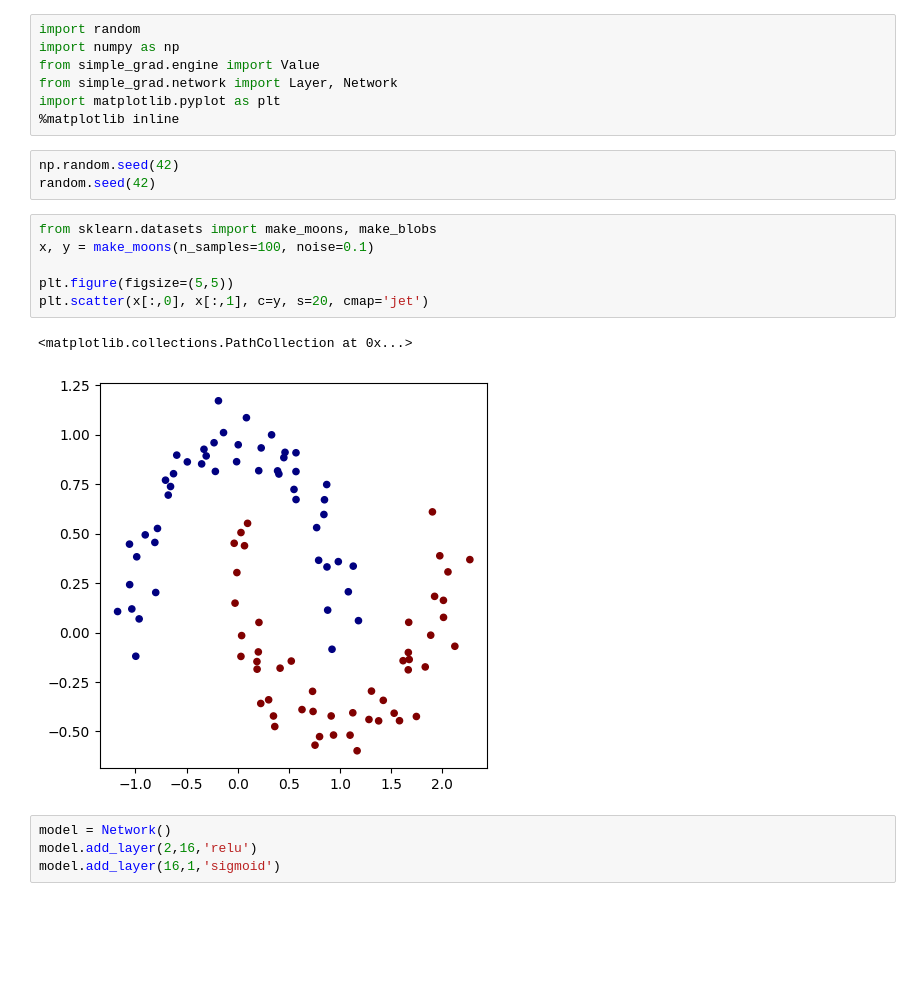
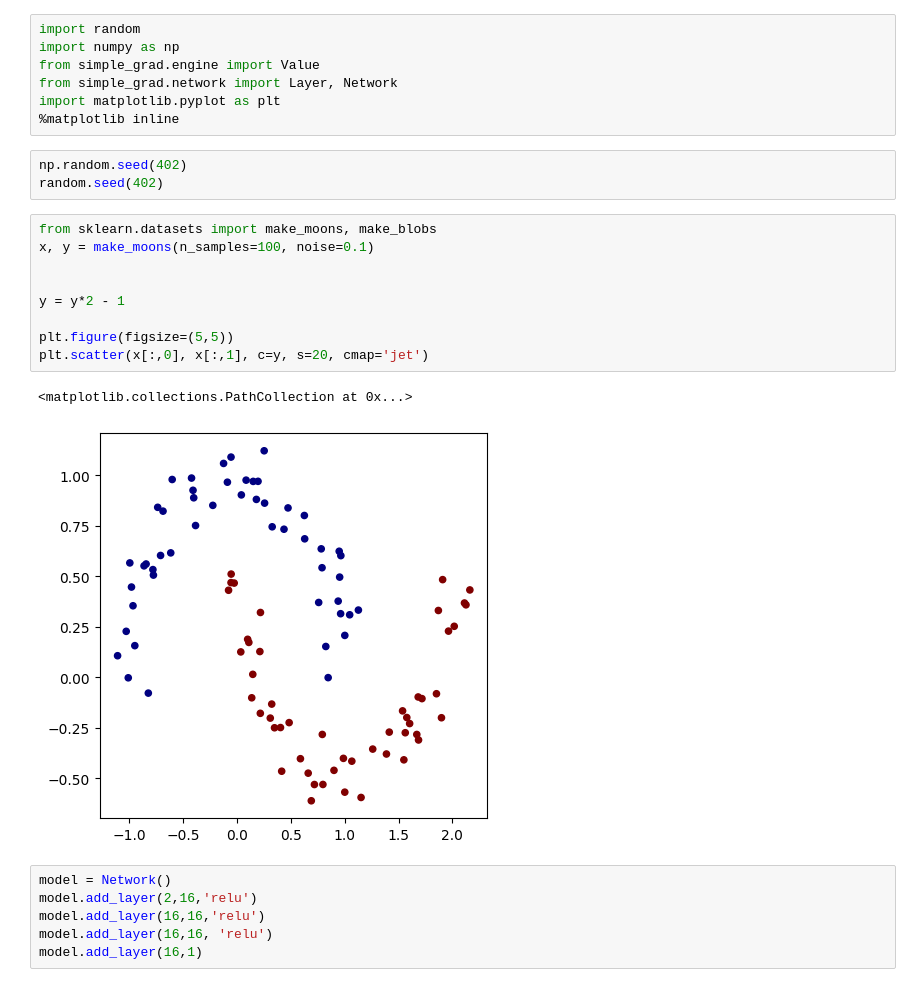
Before and after one commit to JurjiuDarius/Neural-Network-from-Scratch, a Jupyter notebook: simple_grad_test.ipynb, the cells around one changed output. Drawn from its saved outputs; the diff is of its cells as text; blank space fills up the shorter version.

Commit message:
Final fixes, finished tests and visualizations

```diff
--- a/simple_grad_test.ipynb
+++ b/simple_grad_test.ipynb
@@ -6,20 +6,25 @@ from simple_grad.network import Layer, Network
 import matplotlib.pyplot as plt
 %matplotlib inline
 # %%
-np.random.seed(42)
-random.seed(42)
+np.random.seed(402)
+random.seed(402)
 # %%
 from sklearn.datasets import make_moons, make_blobs
 x, y = make_moons(n_samples=100, noise=0.1)
 
+
+y = y*2 - 1
+
 plt.figure(figsize=(5,5))
 plt.scatter(x[:,0], x[:,1], c=y, s=20, cmap='jet')
 # %% [output]
 <matplotlib.collections.PathCollection at 0x...>
-[figure, old version]
+[figure, new version]
 # %%
 model = Network()
 model.add_layer(2,16,'relu')
-model.add_layer(16,1,'sigmoid')
+model.add_layer(16,16,'relu')
+model.add_layer(16,16, 'relu')
+model.add_layer(16,1)
 # %%
 def loss(batch_size=None):
```
Also changed, not shown: parts of 6 cells of this notebook, 4 other files.
